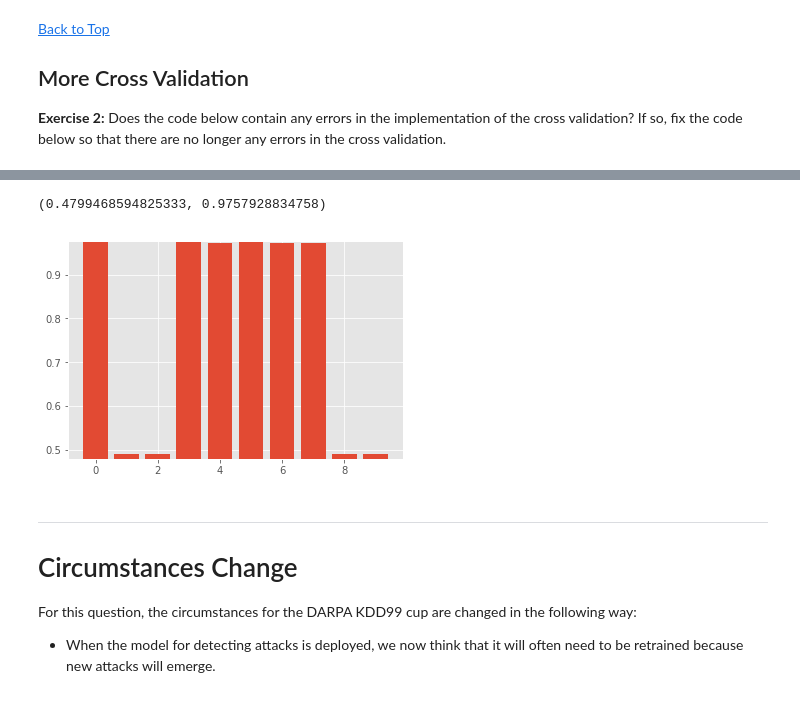
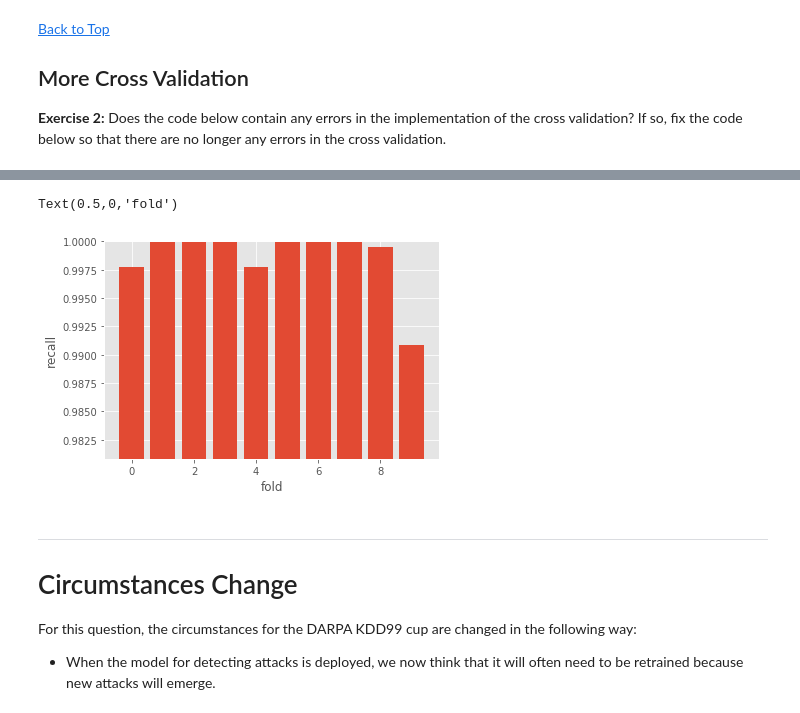
Before and after one commit to jamesothomas/MachineLearningPython, a Jupyter notebook: ICA4_MachineLearning.ipynb, the cells around one changed output, grey strips where cells are left out. Saved outputs shown, nothing was run; the diff lists cells and outputs as text; code cells hidden in the pictures.

```diff
--- a/ICA4_MachineLearning.ipynb
+++ b/ICA4_MachineLearning.ipynb
@@ -213,7 +213,7 @@ clf = LogisticRegression()
 #select cross validation
 scv = StratifiedKFold(n_splits=10) # now use stratified KFold
 # select evaluation criteria
-my_scorer = make_scorer(f1_score,              # changed to use f1 score with macro average to weight each class equally
+my_scorer = make_scorer(recall_score,              # changed to use f1 score with macro average to weight each class equally
                        pos_label=1,
                        greater_is_better=True,
                        average='macro')
@@ -233,7 +233,7 @@ print('standard deviation accross folds is {:.3e}'.format(std))
 
 fig = plt.figure(figsize = (10,5))
 ax = fig.add_subplot(1,2,1)
-ax.set_ylabel('f1 score')
+ax.set_ylabel('recall score')
 ax.set_xlabel('fold')
 ax.set_title('Zoomed')
 ax.plot([-1,len(per_fold_eval_criteria)+1],[mn,mn],'k--',label=r'mean')
@@ -244,7 +244,7 @@ ax.set_ylim([min(per_fold_eval_criteria)-0.01,max(per_fold_eval_criteria)*1.002]
 ax.set_xlim(-1,len(per_fold_eval_criteria))
 
 ax = fig.add_subplot(1,2,2)
-ax.set_ylabel('f1 score')
+ax.set_ylabel('recall score')
 ax.set_xlabel('fold')
 ax.set_title('Not Zoomed')
 ax.plot([-1,len(per_fold_eval_criteria)+1], [mn,mn], 'k--', label = r'mean')
@@ -285,32 +280,36 @@ X.shape
 # %%
 from sklearn.decomposition import PCA
 from sklearn.preprocessing import StandardScaler
 from sklearn.pipeline import Pipeline
 
 
 #======If there are errors, fix them below======
-n_components = 1
+#n_components = 2
 #pca = PCA(n_components=n_components) # add the PCA to the pipeline
-Xpca = pca.fit_transform(X)
+#Xpca = pca.fit_transform(X)
 
-clf = Pipeline([('scl',StandardScaler()),
-                ('clf',LogisticRegression())])
+cv = StratifiedKFold(n_splits=10)
+
+clf = LogisticRegression()
 
 per_fold_eval_criteria = cross_val_score(estimator=clf,
-                                         X=Xpca,
+                                         X=X,              # don't use PCA
                                          y=y,
-                                         cv=cv,
-                                         scoring=my_scorer
+                                         cv=cv,            # stratified k fold with 10 folds
+                                         scoring=my_scorer # recall
                                          )
 
 plt.bar(range(len(per_fold_eval_criteria)),per_fold_eval_criteria)
 plt.ylim([min(per_fold_eval_criteria)-0.01,max(per_fold_eval_criteria)])
+plt.ylabel('recall')
+plt.xlabel('fold')
+#plt.ylim(0,1.1)
 
 # =====fixed code======
 # write the fixed code (if needed) below
 # %% [output]
-(0.4799468594825333, 0.9757928834758)
+Text(0.5,0,'fold')
-[figure, old version]
+[figure, new version]
 # %% [markdown]
 ___
 
```
Also changed, not shown: parts of 19 cells of this notebook.
